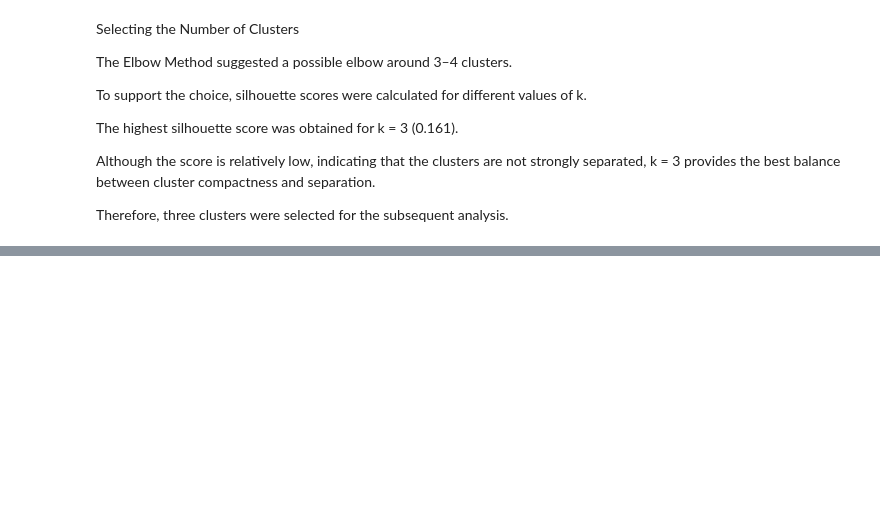
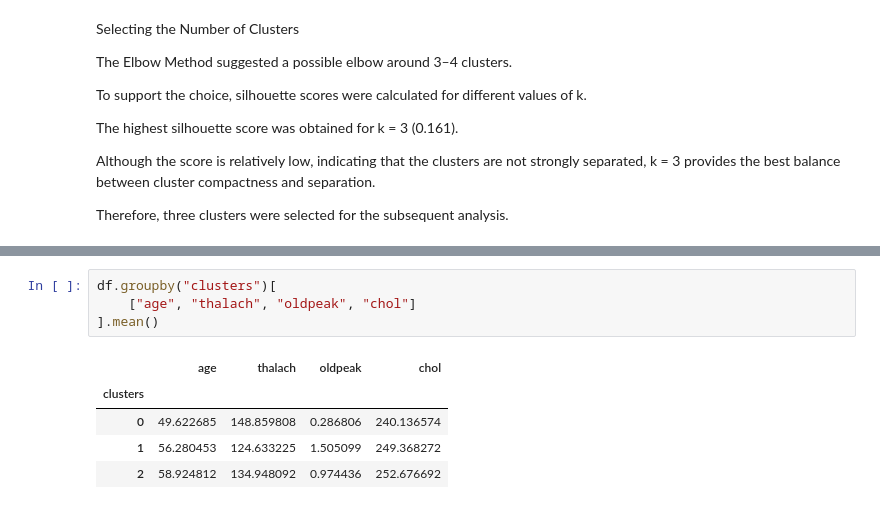
Before and after one commit to nubarshukurlu/heart-disease-analysis, a Jupyter notebook: Notebooks/06_unknown_structer.ipynb, the cells around one changed output, grey strips where cells are left out. Saved outputs shown, nothing was run; the diff lists cells and outputs as text; blank space fills up the shorter version.

```diff
--- a/Notebooks/06_unknown_structer.ipynb
+++ b/Notebooks/06_unknown_structer.ipynb
@@ -94,0 +146,10 @@ Therefore, three clusters were selected for the subsequent analysis.
+# %%
+df.groupby("clusters")[
+    ["age", "thalach", "oldpeak", "chol"]
+].mean()
+# %% [output]
+|  | age | thalach | oldpeak | chol |
+| clusters |  |  |  |  |
+| 0 | 49.622685 | 148.859808 | 0.286806 | 240.136574 |
+| 1 | 56.280453 | 124.633225 | 1.505099 | 249.368272 |
+| 2 | 58.924812 | 134.948092 | 0.974436 | 252.676692 |
```
Also changed, not shown: parts of 8 cells of this notebook.
